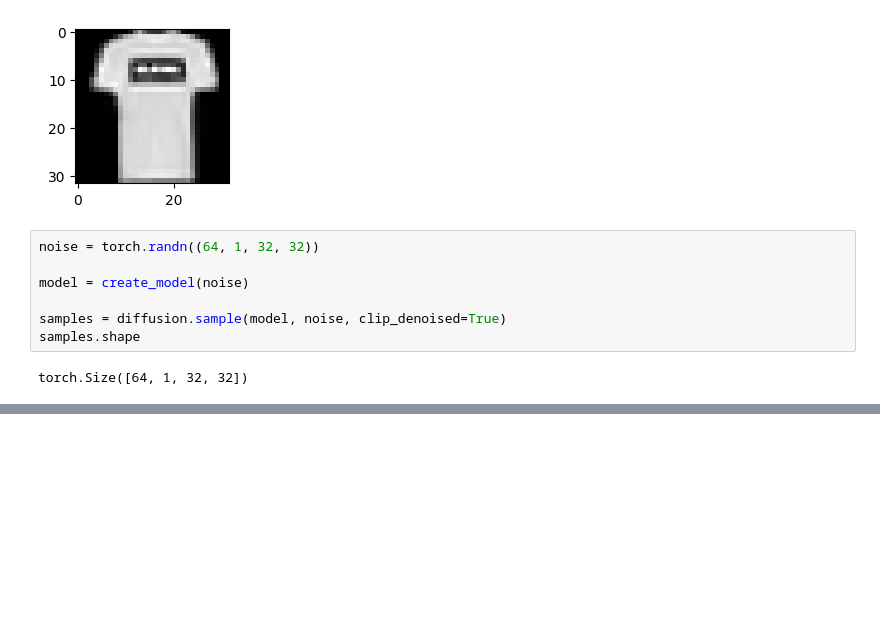
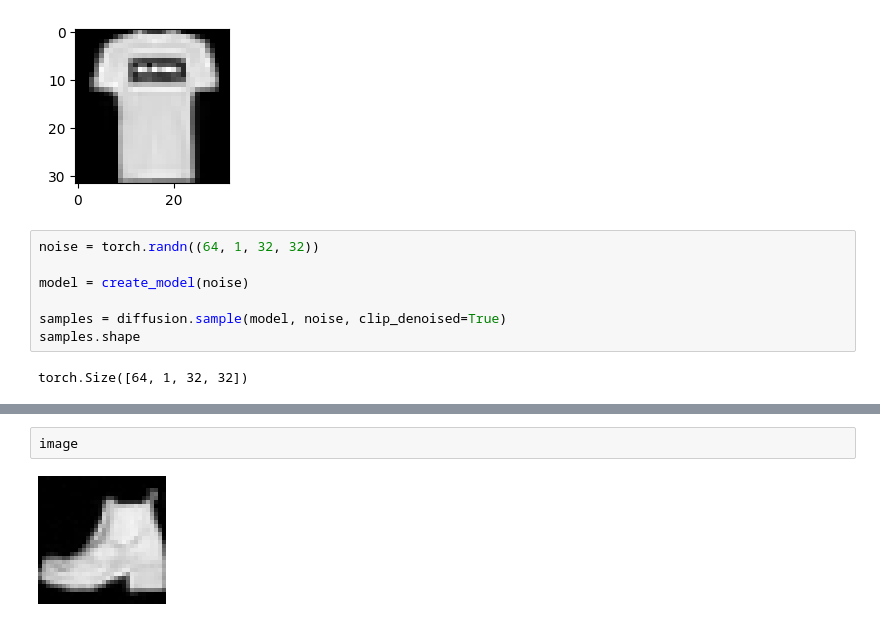
Before and after one commit to ericflip/ddpm, a Jupyter notebook: ddpm/sampling.ipynb, the cells around one changed output, grey strips where cells are left out. Drawn from its saved outputs; the diff is of its cells as text; blank space fills up the shorter version.

```diff
--- a/ddpm/sampling.ipynb
+++ b/ddpm/sampling.ipynb
@@ -224,0 +263,4 @@ batch_to_images(samples)
+# %%
+image
+# %% [output]
+[figure, added]
```
Also changed, not shown: parts of 10 cells of this notebook, 7 other files.
